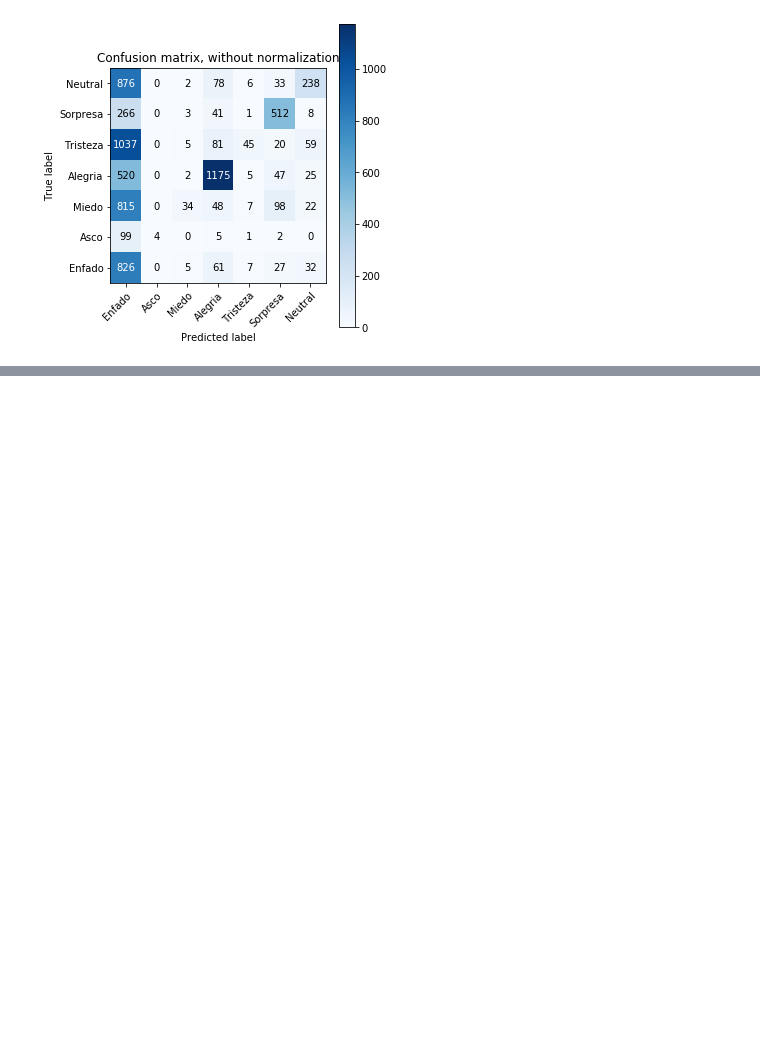
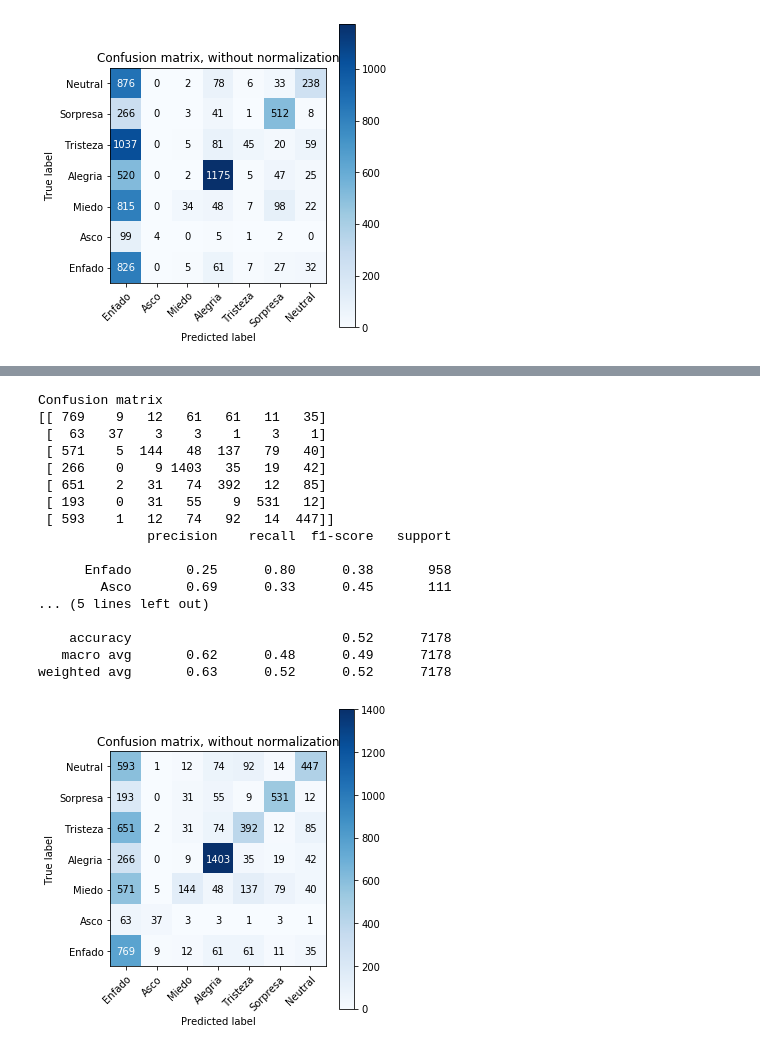
Before and after one commit to matgar03/TFGMGP, a Jupyter notebook: Notebooks/AlexNet.ipynb, the cells around one changed output, grey strips where cells are left out. Saved outputs shown, nothing was run; the diff lists cells and outputs as text; code cells hidden in the pictures; blank space fills up the shorter version.

```diff
--- a/Notebooks/AlexNet.ipynb
+++ b/Notebooks/AlexNet.ipynb
@@ -558,0 +693,10 @@ class_num = Y_test.shape[1]
+# %%
+epochs = 100
+
+es = EarlyStopping(monitor='val_loss', patience=10, verbose=0, mode='min')
+mc = ModelCheckpoint('.anet_dau.hdf5', save_best_only=True, monitor='val_loss', mode='min')
+rlr = ReduceLROnPlateau(monitor='val_loss', factor=0.1, patience=5, verbose=1, mode='min')
+
+np.random.seed(17)
+cb =  [es,mc,rlr]
+model.fit(X_train, Y_train, validation_data=(X_test, Y_test), epochs=epochs, batch_size=64, callbacks = cb)
@@ -558,0 +722,29 @@ class_num = Y_test.shape[1]
+# %%
+model.load_weights('.anet_dau.hdf5')
+pred = np.array(model.predict(X_test))
+pred = np.around(pred)
+pred = pred.astype(int)
+Y_test = Y_test.astype(int)
+
+
+plot_confusion_matrix(Y_test.argmax(axis=1),pred.argmax(axis=1),label_map)
+print(cr(Y_test.argmax(axis=1),pred.argmax(axis=1),target_names = label_map))
+# %% [output]
+Confusion matrix
+[[ 769    9   12   61   61   11   35]
+ [  63   37    3    3    1    3    1]
+ [ 571    5  144   48  137   79   40]
+ [ 266    0    9 1403   35   19   42]
+ [ 651    2   31   74  392   12   85]
+ [ 193    0   31   55    9  531   12]
+ [ 593    1   12   74   92   14  447]]
+              precision    recall  f1-score   support
+
+      Enfado       0.25      0.80      0.38       958
+        Asco       0.69      0.33      0.45       111
+... (5 lines left out)
+
+    accuracy                           0.52      7178
+   macro avg       0.62      0.48      0.49      7178
+weighted avg       0.63      0.52      0.52      7178
+[figure, added]
```
Also changed, not shown: parts of 8 cells of this notebook.
